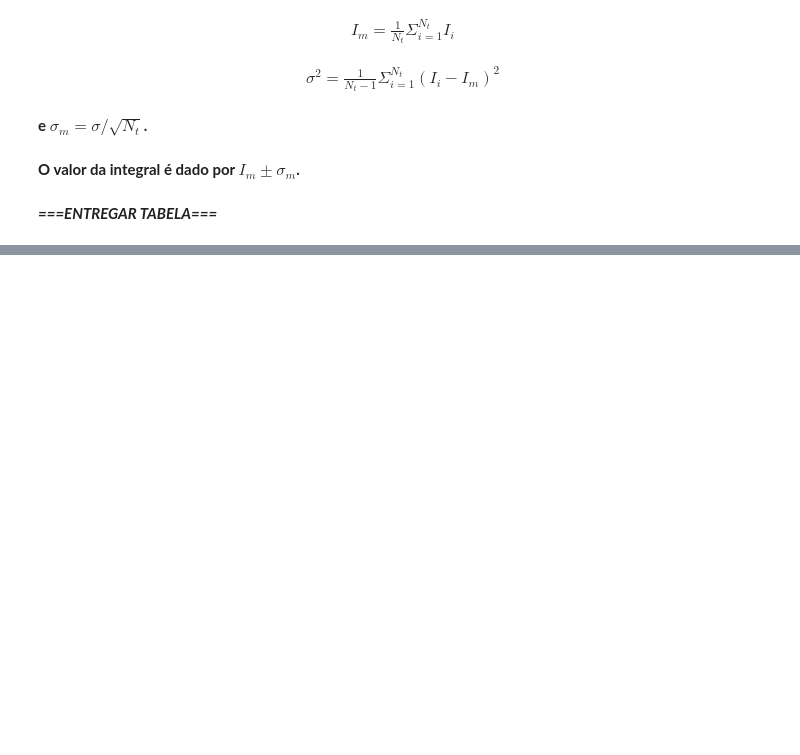
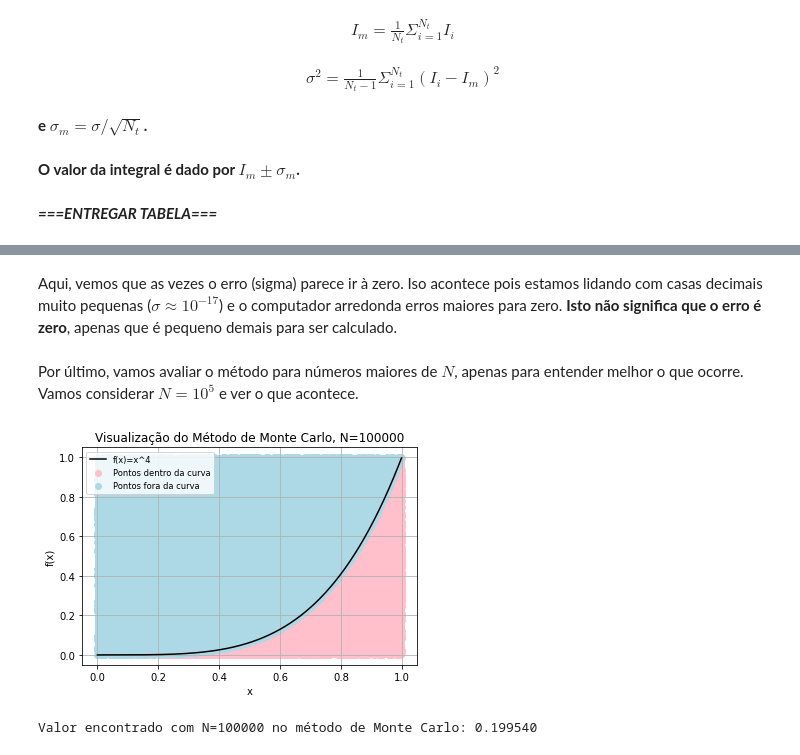
Before and after one commit to leonardovaladao/MAP214, a Jupyter notebook: Exercise Programs/EP3.ipynb, the cells around one changed output, grey strips where cells are left out. Drawn from its saved outputs; the diff is of its cells as text; code cells hidden in the pictures; blank space fills up the shorter version.

```diff
--- a/Exercise Programs/EP3.ipynb
+++ b/Exercise Programs/EP3.ipynb
@@ -357,3 +441,21 @@ $
 **O valor da integral é dado por $I_m \pm \sigma_m$.**
 # %% [markdown]
 ***===ENTREGAR TABELA===***
+# %%
+# Estabelecer lista de Nt
+Nt = [2**i for i in range(1,18)]
+# Gerar tabela
+df = pd.DataFrame(index=list(range(0,17)), columns=['Nt', 'Im', 'sigma', 'sigma_m'])
+c=0 # Contador para índice da tabela
+for nt in Nt:
+    # Lista de Ii
+    Is = []
+    # Adicionar valores de I várias vezes
+    for n in range(nt):
+        Is.append(mcarlo(func, 0, 1, 1, N=100))
+    Im = np.sum(Is)/len(Is)
+    s = np.sqrt(np.sum([(i-Im)**2 for i in Is])/(nt-1))
+    sm = s/np.sqrt(nt)
+    df.loc[c] = [nt,Im,s,sm]
+    c+=1
+df
@@ -359,0 +481,42 @@ $
+# %% [markdown]
+Aqui, vemos que as vezes o erro (sigma) parece ir à zero. Iso acontece pois estamos lidando com casas decimais muito pequenas ($\sigma \approx 10^{-17}$) e o computador arredonda erros maiores para zero. **Isto não significa que o erro é zero**, apenas que é pequeno demais para ser calculado.
+# %% [markdown]
+Por último, vamos avaliar o método para números maiores de $N$, apenas para entender melhor o que ocorre. Vamos considerar $N=10^5$ e ver o que acontece.
+# %%
+# Visualizar método
+N = 100000
+x1 = 0
+x2 = 1
+mx = 1
+xa = (random(a, c, m, z0, N)*(x2-x1))+x1
+ya = (random(a, c, m, 1500, N)*mx)
+
+# Pontos dentro e fora
+dx=[]
+dy=[]
+fx=[]
+fy=[]
+for i in range(N):
+    if func(xa[i])>=ya[i]:
+        dx.append(xa[i])
+        dy.append(ya[i])
+    elif func(xa[i])<ya[i]:
+        fx.append(xa[i])
+        fy.append(ya[i])
+
+# Gráfico
+plt.plot(np.arange(0,1,0.001), [func(i) for i in np.arange(0,1,0.001)], color='black', label='f(x)=x^4')
+plt.scatter(dx,dy, color='pink', label='Pontos dentro da curva')
+plt.scatter(fx,fy, color='lightblue', label='Pontos fora da curva')
+plt.title('Visualização do Método de Monte Carlo, N={:.0f}'.format(N))
+plt.xlabel('x')
+plt.ylabel('f(x)')
+plt.grid()
+plt.legend(loc='upper left', fontsize='small')
+plt.show()
+
+# Cálculo da integral
+print('Valor encontrado com N={:.0f} no método de Monte Carlo: {:f}'.format(10**5, mcarlo(func, 0, 1, 1, 10**5)))
+# %% [output]
+[figure, added]
+Valor encontrado com N=100000 no método de Monte Carlo: 0.199540
```
Also changed, not shown: parts of 15 cells of this notebook.
